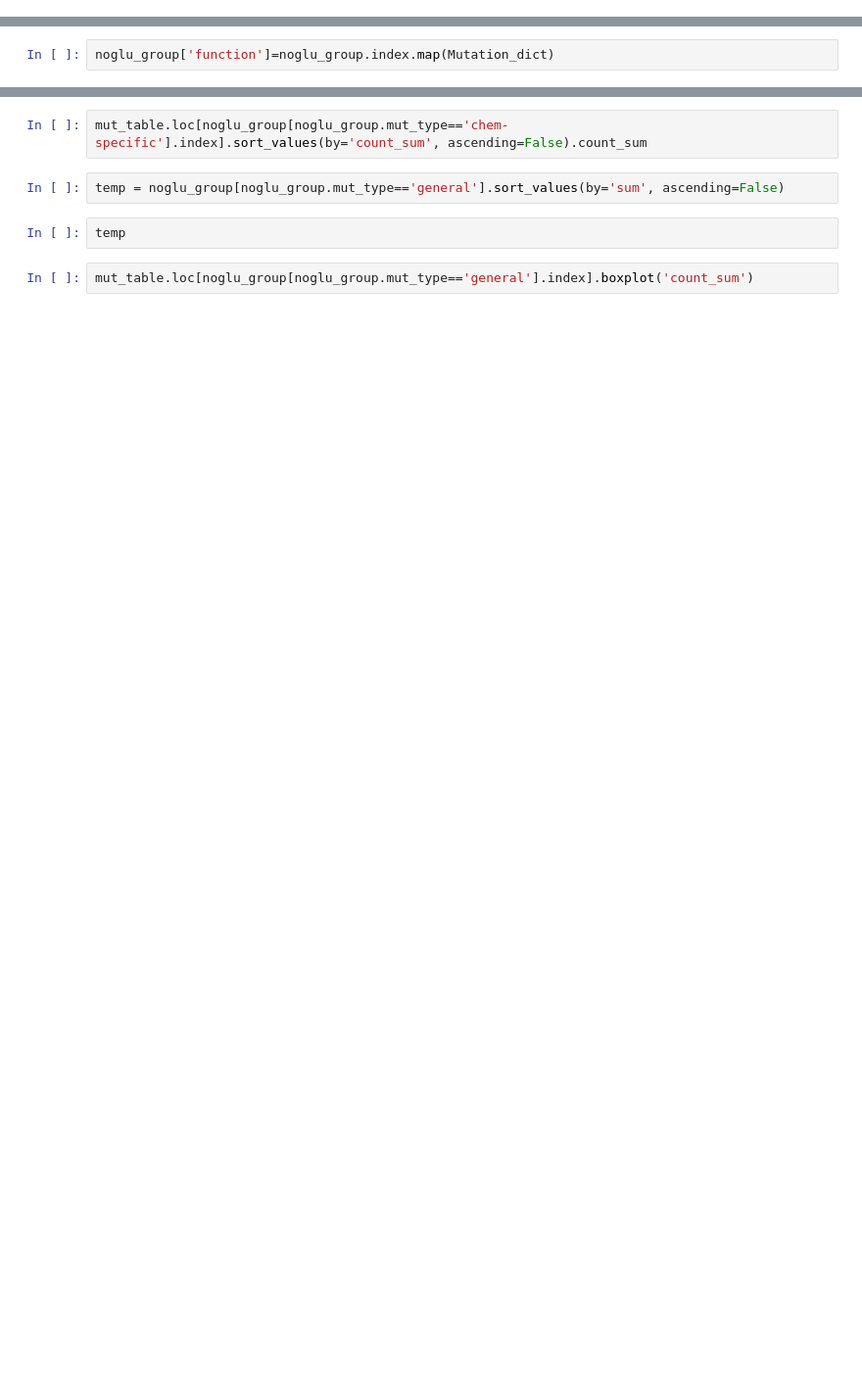
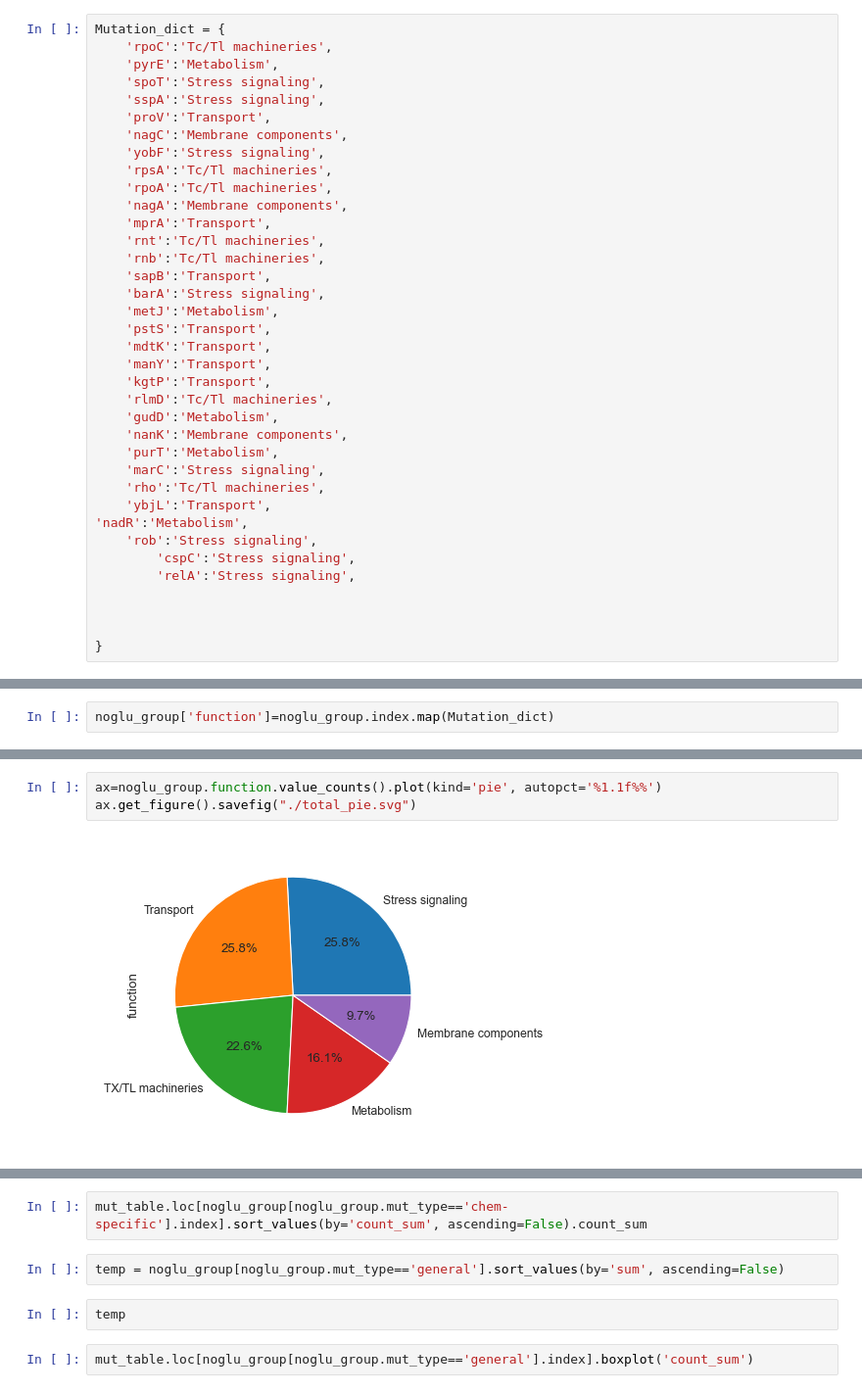
Before and after one commit to SBRG/Ecoli_chem_tol_ALE, a Jupyter notebook: Notebooks/F2b - Common_mutation.ipynb, the cells around one changed output, grey strips where cells are left out. Shown at 98% size. Drawn from its saved outputs; the diff is of its cells as text; blank space fills up the shorter version.

```diff
--- a/Notebooks/F2b - Common_mutation.ipynb
+++ b/Notebooks/F2b - Common_mutation.ipynb
@@ -739,0 +814,37 @@ Mutation_dict = {
+# %%
+Mutation_dict = {
+    'rpoC':'Tc/Tl machineries',
+    'pyrE':'Metabolism',
+    'spoT':'Stress signaling',
+    'sspA':'Stress signaling',
+    'proV':'Transport',
+    'nagC':'Membrane components',
+    'yobF':'Stress signaling',
+    'rpsA':'Tc/Tl machineries',
+    'rpoA':'Tc/Tl machineries',
+    'nagA':'Membrane components',
+    'mprA':'Transport',
+    'rnt':'Tc/Tl machineries',
+    'rnb':'Tc/Tl machineries',
+    'sapB':'Transport',
+    'barA':'Stress signaling',
+    'metJ':'Metabolism',
+    'pstS':'Transport',
+    'mdtK':'Transport',
+    'manY':'Transport',
+    'kgtP':'Transport',
+    'rlmD':'Tc/Tl machineries',
+    'gudD':'Metabolism',
+    'nanK':'Membrane components',
+    'purT':'Metabolism',
+    'marC':'Stress signaling',
+    'rho':'Tc/Tl machineries',
+    'ybjL':'Transport',
+'nadR':'Metabolism',
+    'rob':'Stress signaling',
+        'cspC':'Stress signaling',
+        'relA':'Stress signaling',
+
+
+
+}
@@ -748,2 +927,7 @@ noglu_group['function'].unique()
+# %%
+ax=noglu_group.function.value_counts().plot(kind='pie', autopct='%1.1f%%')
+ax.get_figure().savefig("./total_pie.svg")
+# %% [output]
+[figure, added]
 # %%
 print("General tolerance regions: ",noglu_group[noglu_group.mut_type=='general'].index.size," Chemical specific regions: ",noglu_group[noglu_group.mut_type=='chem-specific'].index.size)
```
Also changed, not shown: parts of 62 cells of this notebook, 36 other files.
